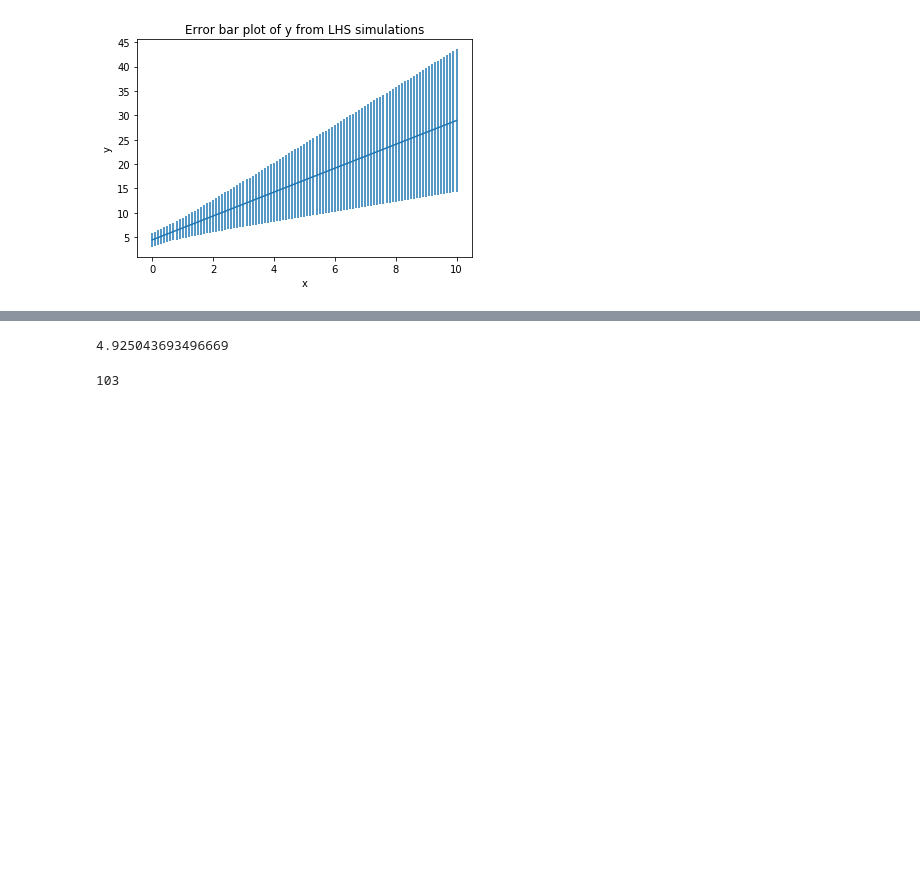
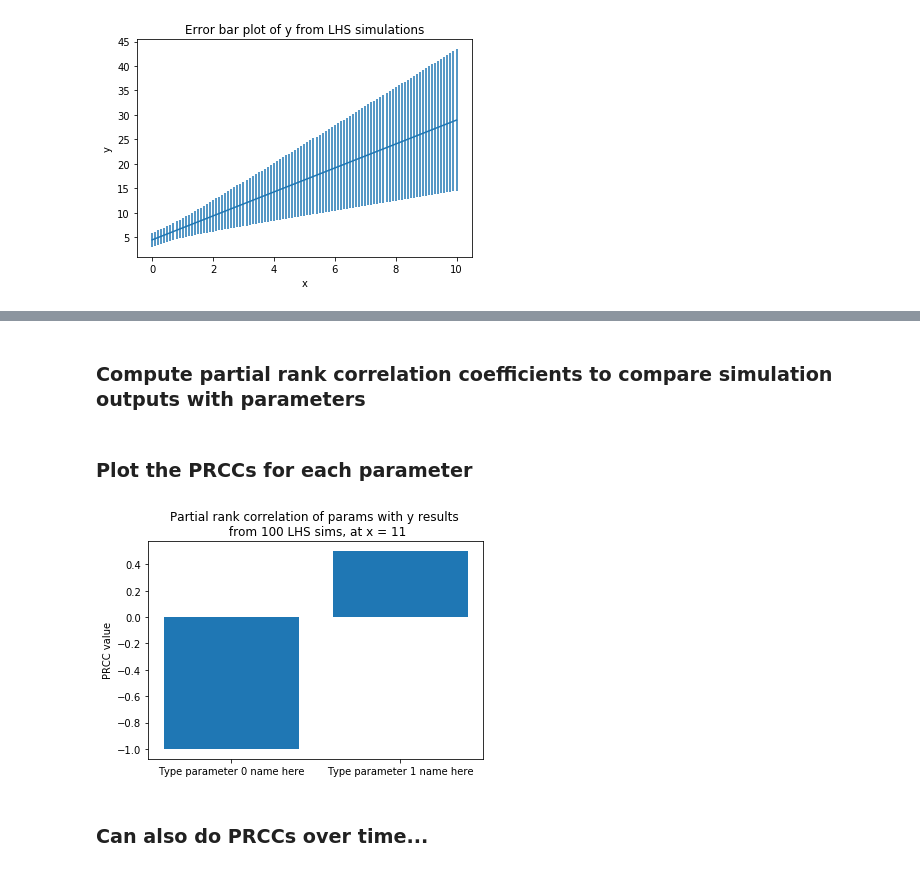
Before and after one commit to scmassey/model-sensitivity-analysis, a Jupyter notebook: LHS_PRCC.ipynb, the cells around one changed output, grey strips where cells are left out. Drawn from its saved outputs; the diff is of its cells as text; code cells hidden in the pictures; blank space fills up the shorter version.

```diff
--- a/LHS_PRCC.ipynb
+++ b/LHS_PRCC.ipynb
@@ -462,24 +345,2 @@ newlist = K.tolist()
-# %%
-# Rank=np.zeros((sampleCount,parameterCount+1))
-Rank=[]
-
-for s in range(sampleCount):
-
-  indices = list(range(len(newlist[s])))
-  indices.sort(key=lambda x: newlist[s][x])
-  output = [0] * len(indices)
-  for i, x in enumerate(indices):
-      output[x] = i
-
-  Rank.append(output)
-# %%
-newlist[1][2]
-# %% [output]
-4.925043693496669
-# %%
-R1 = Rank[0:parameterCount]
-ridx = parameterCount+2
-R2 = Rank[ridx]
-len(R1[0])
-# %% [output]
-103
+# %% [markdown]
+### Compute partial rank correlation coefficients to compare simulation outputs with parameters
@@ -485,0 +387,22 @@ len(R1[0])
+# %% [markdown]
+### Plot the PRCCs for each parameter
+# %%
+xp=[i for i in range(parameterCount)]
+
+plt.bar(xp,prcc[0:parameterCount], align='center')
+
+bLabels=list(parameters.keys())
+plt.xticks(xp, bLabels)
+
+plt.ylabel('PRCC value');
+
+N=str(sampleCount)
+loc=str(x_idx)
+plt.title('Partial rank correlation of params with ' + labelstring
+          + ' results \n from ' + N + ' LHS sims, at x = ' +loc);
+
+plt.show()
+# %% [output]
+[figure, added]
+# %% [markdown]
+### Can also do PRCCs over time...
```
Also changed, not shown: parts of 14 cells of this notebook.
